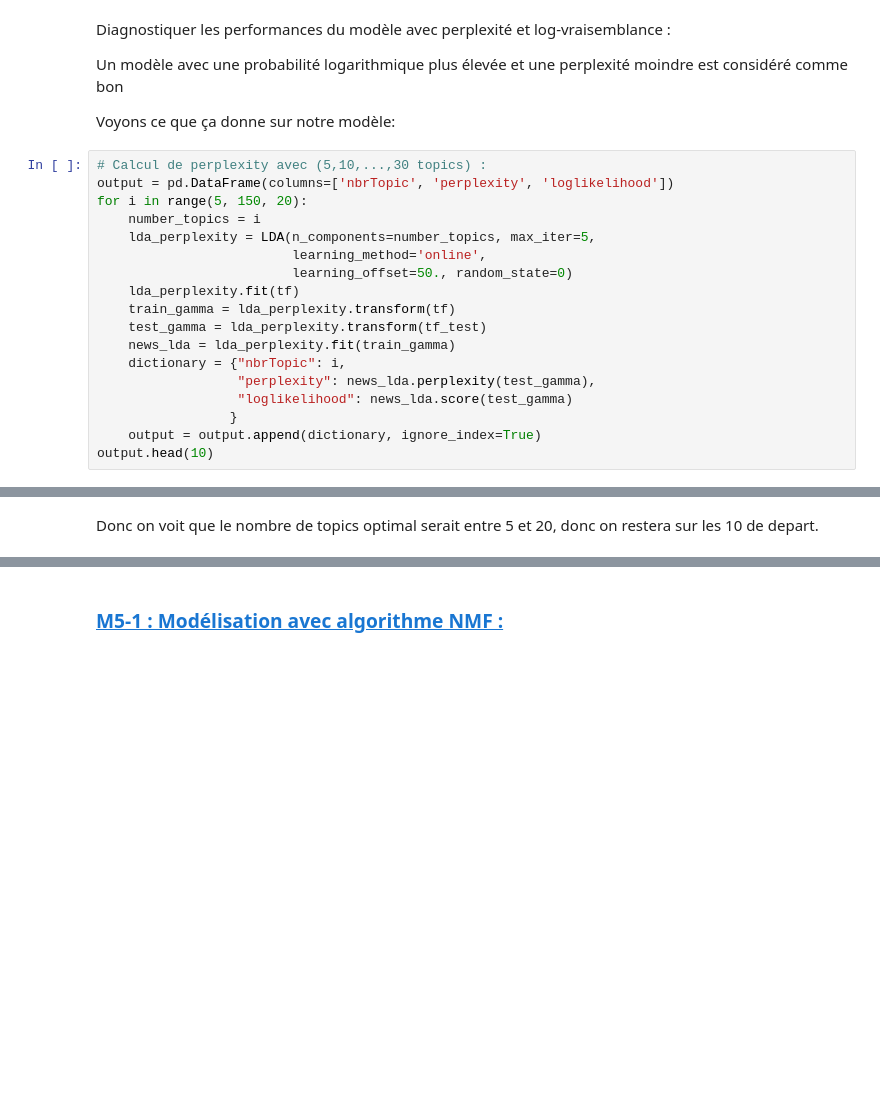
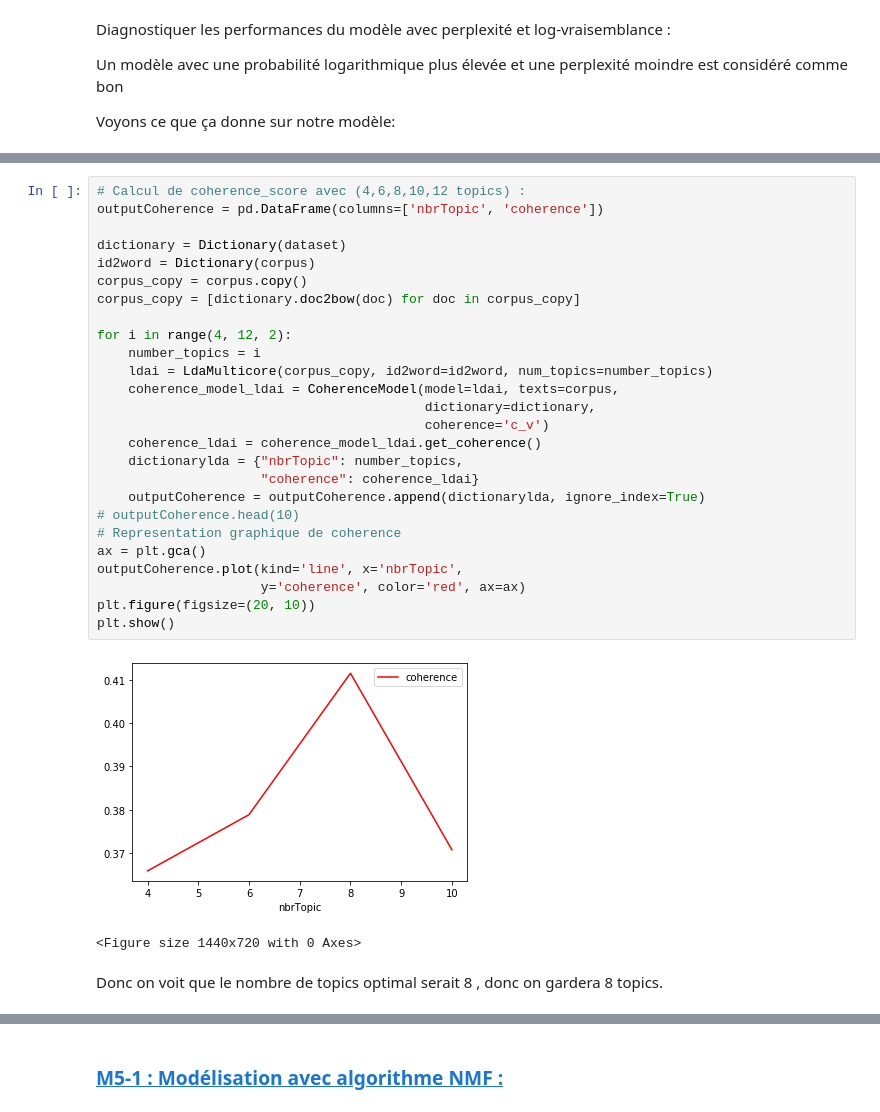
Before and after one commit to leandre12/suggestion-tag, a Jupyter notebook: P5_02_notebookmodels.ipynb, the cells around one changed output, grey strips where cells are left out. Saved outputs shown, nothing was run; the diff lists cells and outputs as text; blank space fills up the shorter version.

Commit message:
version finale avec les données de prod

```diff
--- a/P5_02_notebookmodels.ipynb
+++ b/P5_02_notebookmodels.ipynb
@@ -223,21 +188,3 @@ Diagnostiquer les performances du modèle avec perplexité et log-vraisemblance
 Un modèle avec une probabilité logarithmique plus élevée et une perplexité moindre est considéré comme bon
 
 Voyons ce que ça donne sur notre modèle:
-# %%
-# Calcul de perplexity avec (5,10,...,30 topics) :
-output = pd.DataFrame(columns=['nbrTopic', 'perplexity', 'loglikelihood'])
-for i in range(5, 150, 20):
-    number_topics = i
-    lda_perplexity = LDA(n_components=number_topics, max_iter=5,
-                         learning_method='online',
-                         learning_offset=50., random_state=0)
-    lda_perplexity.fit(tf)
-    train_gamma = lda_perplexity.transform(tf)
-    test_gamma = lda_perplexity.transform(tf_test)
-    news_lda = lda_perplexity.fit(train_gamma)
-    dictionary = {"nbrTopic": i,
-                  "perplexity": news_lda.perplexity(test_gamma),
-                  "loglikelihood": news_lda.score(test_gamma)
-                 }
-    output = output.append(dictionary, ignore_index=True)
-output.head(10)
@@ -275,2 +220,31 @@ plt.show()
+# %%
+# Calcul de coherence_score avec (4,6,8,10,12 topics) :
+outputCoherence = pd.DataFrame(columns=['nbrTopic', 'coherence'])
+
+dictionary = Dictionary(dataset)
+id2word = Dictionary(corpus)
+corpus_copy = corpus.copy()
+corpus_copy = [dictionary.doc2bow(doc) for doc in corpus_copy]
+
+for i in range(4, 12, 2):
+    number_topics = i
+    ldai = LdaMulticore(corpus_copy, id2word=id2word, num_topics=number_topics)
+    coherence_model_ldai = CoherenceModel(model=ldai, texts=corpus,
+                                          dictionary=dictionary,
+                                          coherence='c_v')
+    coherence_ldai = coherence_model_ldai.get_coherence()
+    dictionarylda = {"nbrTopic": number_topics,
+                     "coherence": coherence_ldai}
+    outputCoherence = outputCoherence.append(dictionarylda, ignore_index=True)
+# outputCoherence.head(10)
+# Representation graphique de coherence
+ax = plt.gca()
+outputCoherence.plot(kind='line', x='nbrTopic',
+                     y='coherence', color='red', ax=ax)
+plt.figure(figsize=(20, 10))
+plt.show()
+# %% [output]
+[figure, added]
+<Figure size 1440x720 with 0 Axes>
 # %% [markdown]
-Donc on voit que le nombre de topics optimal serait entre 5 et 20, donc on restera sur les 10 de depart.
+Donc on voit que le nombre de topics optimal serait 8 , donc on gardera 8 topics.
```
Also changed, not shown: parts of 43 cells of this notebook, 8 other files.
